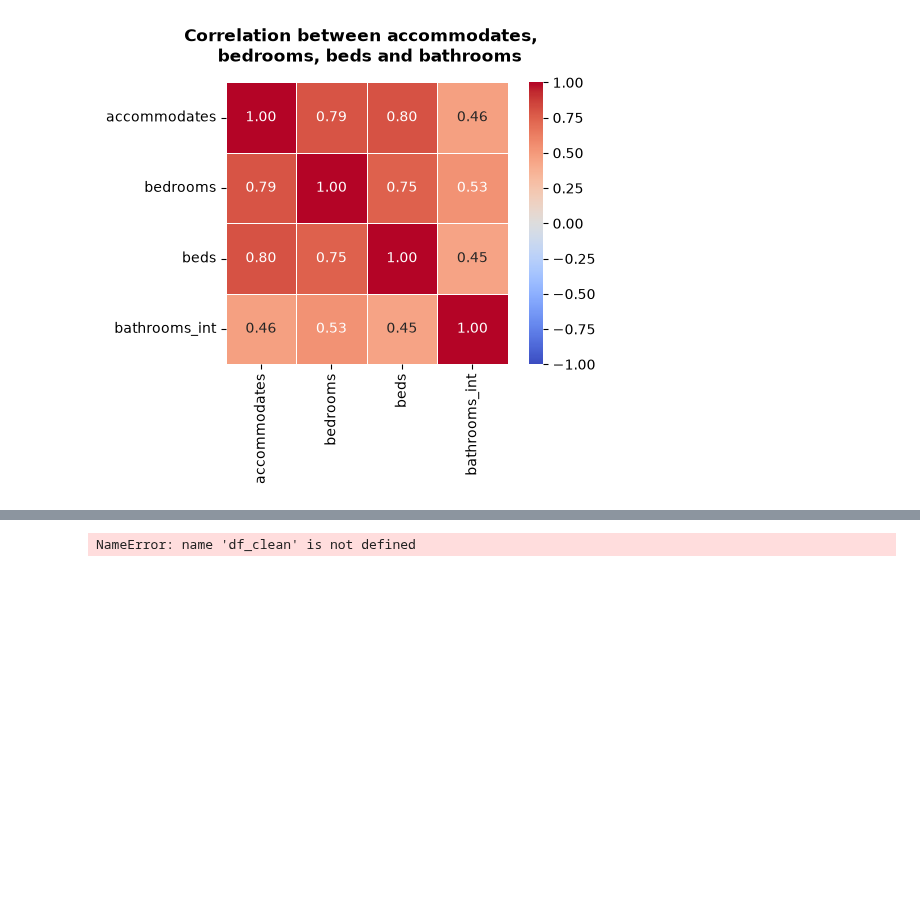
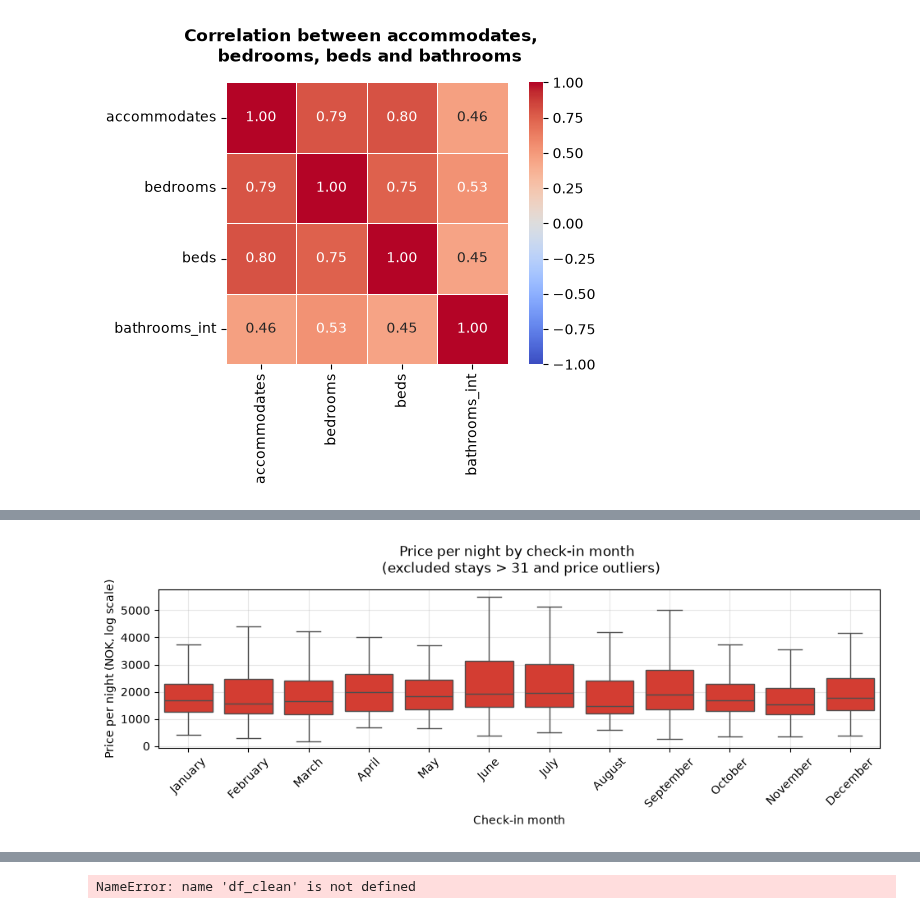
Before and after one commit to malenalisken/Airbnb_project, a Jupyter notebook: notebooks/listings.ipynb, the cells around one changed output, grey strips where cells are left out. Cells and saved outputs as stored; diff of their text form; code cells hidden in the pictures; blank space fills up the shorter version.

Commit message:
more cleaning of notebooks, discovered some errors in the data analasys as well

```diff
--- a/notebooks/listings.ipynb
+++ b/notebooks/listings.ipynb
@@ -495,3 +463,12 @@ plt.tight_layout(pad=2)
 plt.show()
 # %% [output]
 [figure]
+# %%
+print(df['amenities'].head(3))
+
+df['amenities_list'] = df['amenities'].apply(json.loads)
+entire_spaces = (df['is_house'] == 1) | (df['is_apt'] == 1)
+df_amenities = df.loc[entire_spaces, 'amenities_list'].copy()
+
+print(df_amenities.explode().nunique(), len(df_amenities), '\n')
+print(df_amenities.explode().value_counts().head(10))       #splits amenities into columns to count them
@@ -497,0 +540,5 @@ plt.show()
+# %%
+df['nights'] = (pd.to_datetime(df['price_quote_checkout_date'])
+          - pd.to_datetime(df['price_quote_checkin_date'])).dt.days
+df['nights'].value_counts().sort_index()
+#probably create some kind of cutoff like <=31 days
@@ -497,0 +563,6 @@ plt.show()
+# %%
+checkin = pd.to_datetime(df['price_quote_checkin_date'])
+month = checkin.dt.month_name()
+df['checkin_month'] = month
+print(df['checkin_month'].value_counts())         # same, with month names
+df_short_stay = df.loc[df['nights'] <=31, ['checkin_month', 'price_quote_price_per_night', 'nights']].copy()
@@ -497,0 +584,21 @@ plt.show()
+# %%
+cutoff = df['price_quote_price_per_night'].quantile(0.99)
+df_short_stay_cut = df_short_stay[df_short_stay['price_quote_price_per_night'] <= cutoff]
+
+# Months in calendar order
+order = ['January', 'February', 'March', 'April', 'May', 'June', 'July',
+         'August', 'September', 'October', 'November', 'December']
+
+fig, ax = plt.subplots(figsize=(10, 4))
+sns.boxplot(data=df_short_stay_cut, x='checkin_month', y='price_quote_price_per_night', order=order,
+            color=cmap(0), showfliers=False, ax=ax)
+
+ax.set_title('Price per night by check-in month \n (excluded stays > 31 and price outliers)', pad=15)
+ax.set_xlabel('Check-in month')
+ax.set_ylabel('Price per night (NOK, log scale)')
+ax.tick_params(axis='x', labelrotation=45)
+ax.grid(alpha=0.3)
+plt.tight_layout(pad=2)
+plt.show()
+# %% [output]
+[figure, added]
```
Also changed, not shown: parts of 23 cells of this notebook.
